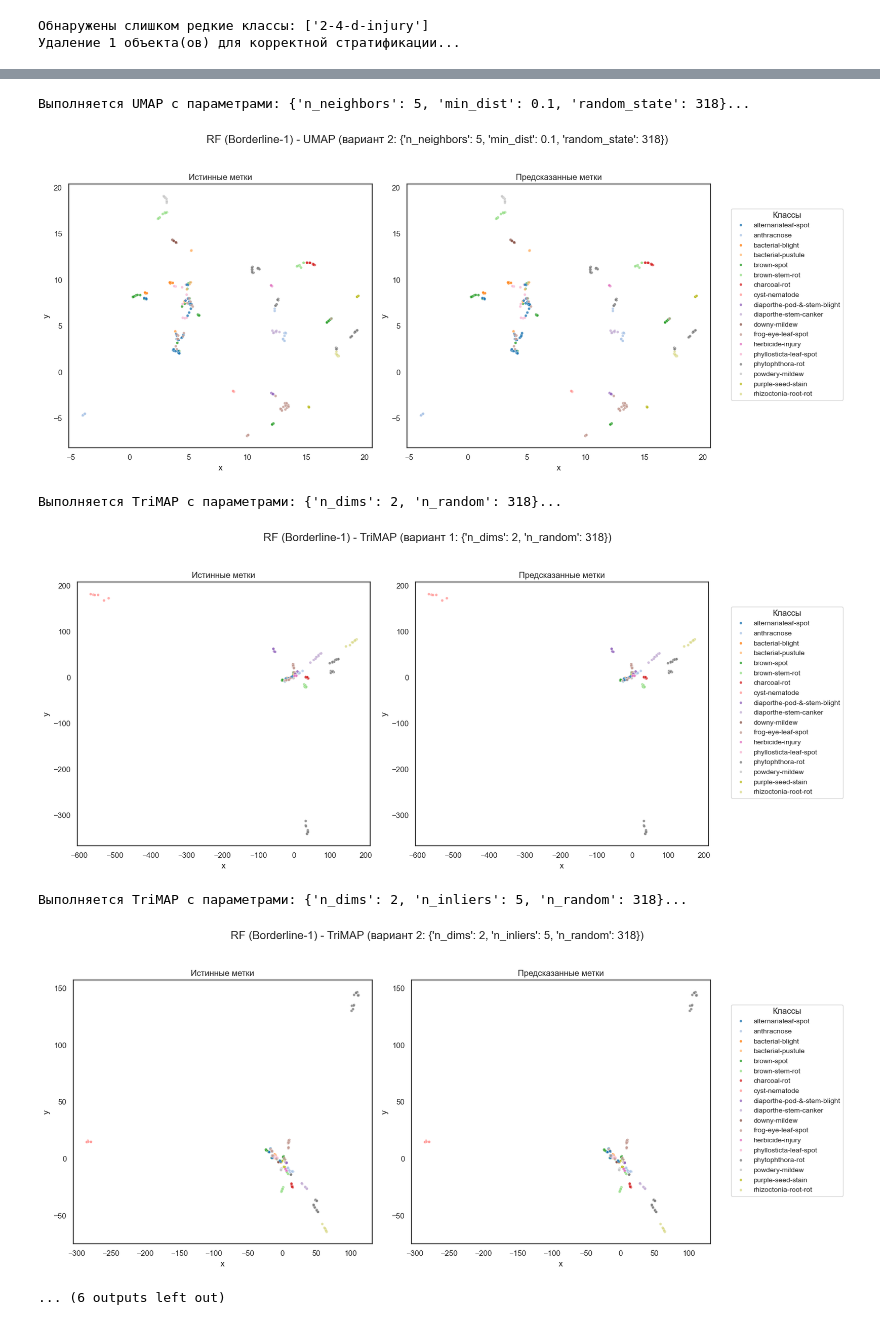
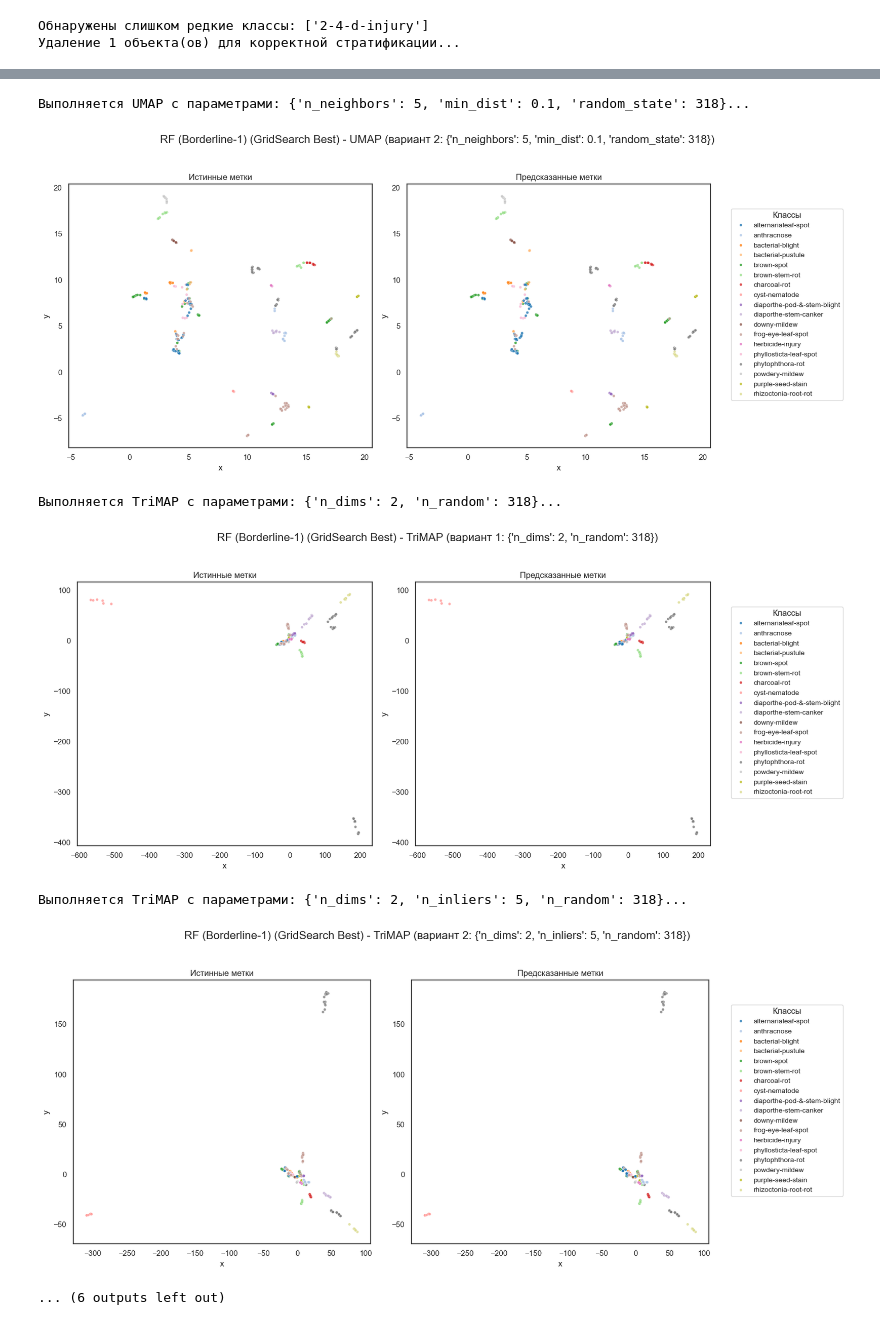
Before and after one commit to SirFerr/Itit, a Jupyter notebook: pr4/pr4_.ipynb, the cells around one changed output, grey strips where cells are left out. Cells and saved outputs as stored; diff of their text form; code cells hidden in the pictures.

```diff
--- a/pr4/pr4_.ipynb
+++ b/pr4/pr4_.ipynb
@@ -210,11 +264,11 @@ best_model_name = filtered_results_df.index[0]
 best_model_score = filtered_results_df.iloc[0]['Weighted F1-Score']
 
 if 'RF' in best_model_name:
-    final_model = RandomForestClassifier(n_estimators=100, random_state=RANDOM_STATE)
+    final_model = rf
 elif 'SVM' in best_model_name:
-    final_model = SVC(kernel='rbf', random_state=42)
+    final_model = svm
 elif 'k-NN' in best_model_name:
-    final_model = KNeighborsClassifier(n_neighbors=5)
+    final_model = knn
 else:
     raise ValueError(f"Неизвестный тип модели в названии: {best_model_name}")
 
@@ -230,13 +284,14 @@ else:
     raise ValueError(f"Неизвестный тип данных в названии: {best_model_name}")
 
 final_model.fit(X_train_best, y_train_best)
+
 X_full_scaled = scaler.transform(X_imputed)
 plot_embeddings_comparison(
     X_data=X_full_scaled,
     y_true=y_encoded,
     model=final_model,
     label_encoder=le,
-    title_prefix=f"{best_model_name}"
+    title_prefix=f"{best_model_name} (GridSearch Best)"
 )
 # %% [output]
 Выполняется t-SNE с параметрами: {'perplexity': 30, 'max_iter': 1000, 'random_state': 318}...
@@ -248,7 +303,7 @@ plot_embeddings_comparison(
 Выполняется UMAP с параметрами: {'n_neighbors': 5, 'min_dist': 0.1, 'random_state': 318}...
-[figure, old version]
+[figure, new version]
 Выполняется TriMAP с параметрами: {'n_dims': 2, 'n_random': 318}...
-[figure, old version]
+[figure, new version]
 Выполняется TriMAP с параметрами: {'n_dims': 2, 'n_inliers': 5, 'n_random': 318}...
-[figure, old version]
+[figure, new version]
 ... (6 outputs left out)
```
Also changed, not shown: parts of 4 cells of this notebook.
